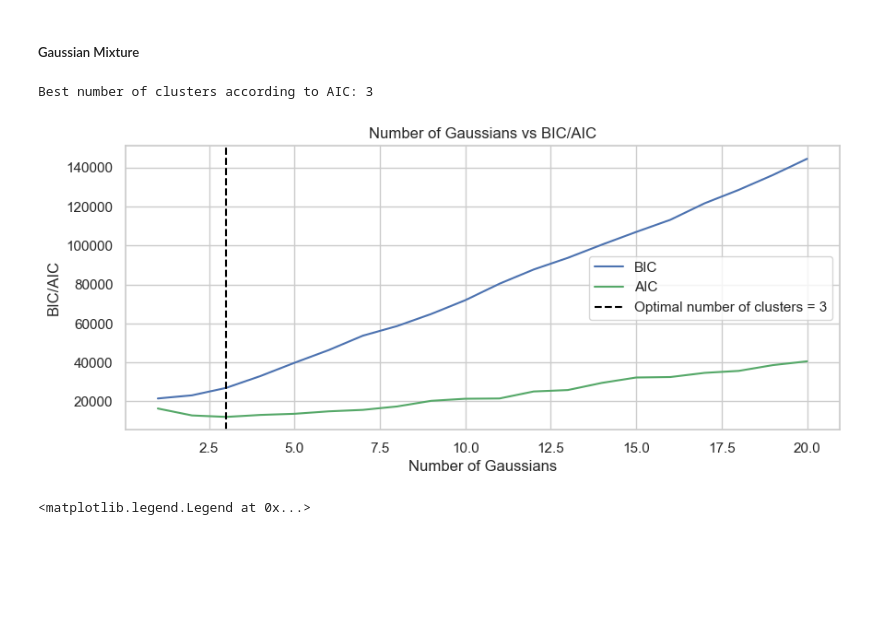
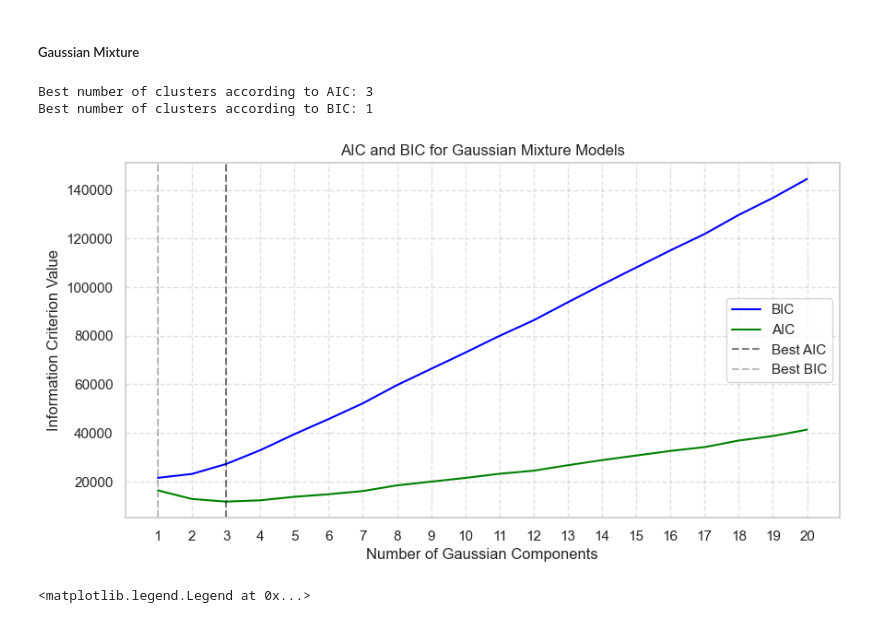
Before and after one commit to albert-moller/CompDataAnalysisCase2, a Jupyter notebook: cluster_analysis_exploration.ipynb, the cells around one changed output. Drawn from its saved outputs; the diff is of its cells as text; code cells hidden in the pictures; blank space fills up the shorter version.

Commit message:
Updated plotting

```diff
--- a/cluster_analysis_exploration.ipynb
+++ b/cluster_analysis_exploration.ipynb
@@ -383,30 +383,41 @@ plt.show()
 # %%
 k = 20
 
-BIC = np.zeros((k))
-AIC = np.zeros((k))
+BIC = []
+AIC = []
 
 # Investigate AIC and BIC
-for k in range(1,k+1):
-    gaussMix = GaussianMixture(n_components = k, covariance_type  = "full", max_iter = 1000, reg_covar = 0.01)
-    gaussMix.fit(X_scaled)
-    BIC[k-1] = gaussMix.fit(X_scaled).bic(X_scaled)
-    AIC[k-1] = gaussMix.fit(X_scaled).aic(X_scaled)
+for k in range(1, k+1):
+    gmm = GaussianMixture(n_components = k, covariance_type  = "full", max_iter = 1000, reg_covar = 0.01, random_state=seed)
+    gmm.fit(X_scaled)
+    BIC.append(gmm.bic(X_scaled))
+    AIC.append(gmm.aic(X_scaled))
 
-best_k = np.argmin(AIC) + 1
-print(f"Best number of clusters according to AIC: {best_k}")
+bic_scores = np.array(BIC)
+aic_scores = np.array(AIC)
 
-plt.figure(figsize=(10,4))
-plt.plot(np.arange(1,k+1),BIC, c='b', label="BIC")
-plt.plot(np.arange(1,k+1),AIC, c='g', label="AIC")
-plt.axvline(best_k, linestyle='--', color='black', label=f"Optimal number of clusters = {best_k}")
-plt.xlabel("Number of Gaussians")
-plt.ylabel("BIC/AIC")
+# Find best models
+best_aic_k = np.argmin(aic_scores) + 1
+best_bic_k = np.argmin(bic_scores) + 1
+
+print(f"Best number of clusters according to AIC: {best_aic_k}")
+print(f"Best number of clusters according to BIC: {best_bic_k}")
+
+plt.figure(figsize=(10, 5))
+plt.plot(range(1, k + 1), bic_scores, label="BIC", color='blue')
+plt.plot(range(1, k + 1), aic_scores, label="AIC", color='green')
+plt.axvline(best_aic_k, linestyle='--', color='black', alpha=0.5, label="Best AIC")
+plt.axvline(best_bic_k, linestyle='--', color='gray', alpha=0.5, label="Best BIC")
+plt.xticks(np.arange(1, k + 1, 1))
+plt.xlabel("Number of Gaussian Components")
+plt.title("AIC and BIC for Gaussian Mixture Models")
+plt.ylabel("Information Criterion Value")
 plt.legend()
-plt.title("Number of Gaussians vs BIC/AIC")
+plt.grid(True, linestyle='--', alpha=0.6)
 plt.show()
 # %% [output]
 Best number of clusters according to AIC: 3
+Best number of clusters according to BIC: 1
-[figure, old version]
+[figure, new version]
 # %%
 # Fit GMM with best number of clusters
```
Also changed, not shown: parts of 4 cells of this notebook.
